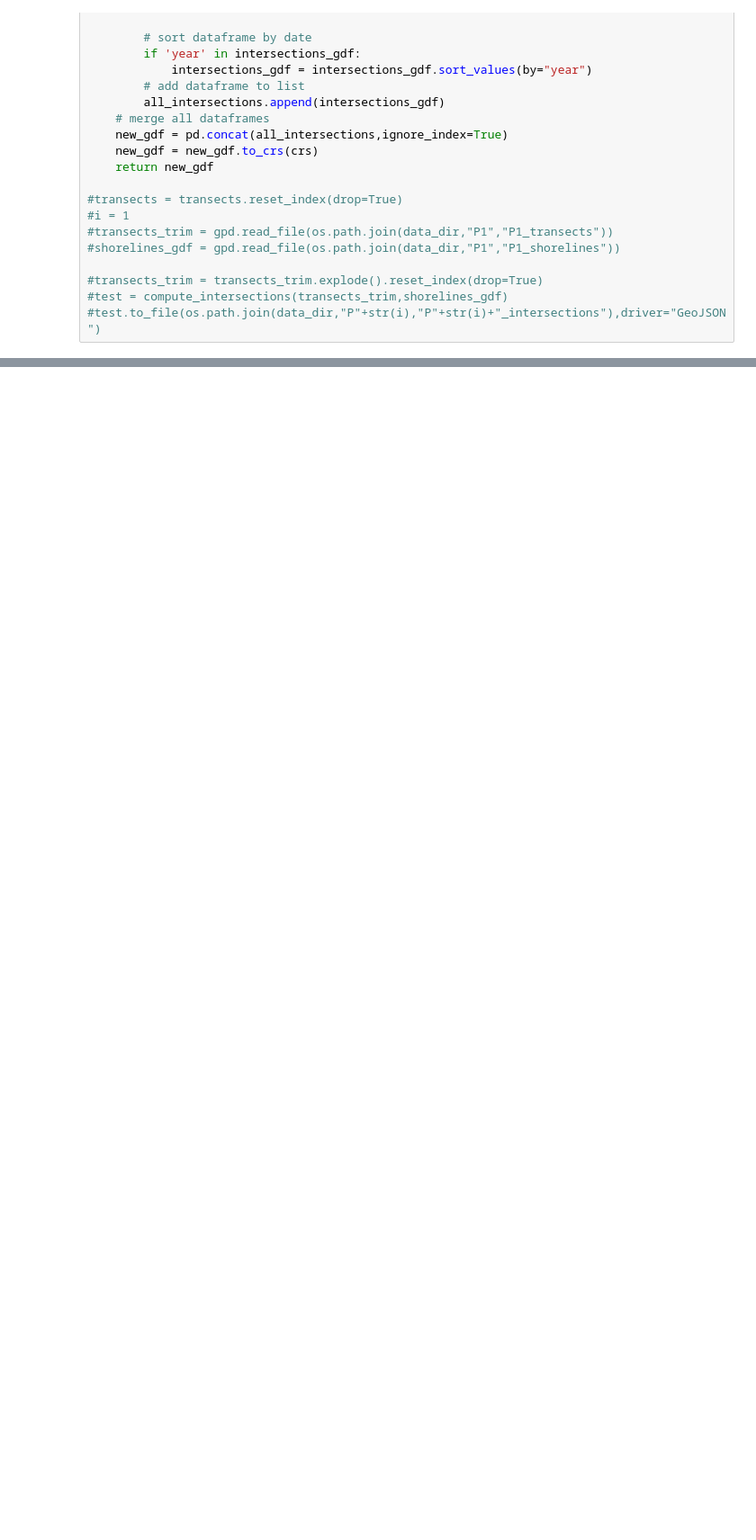
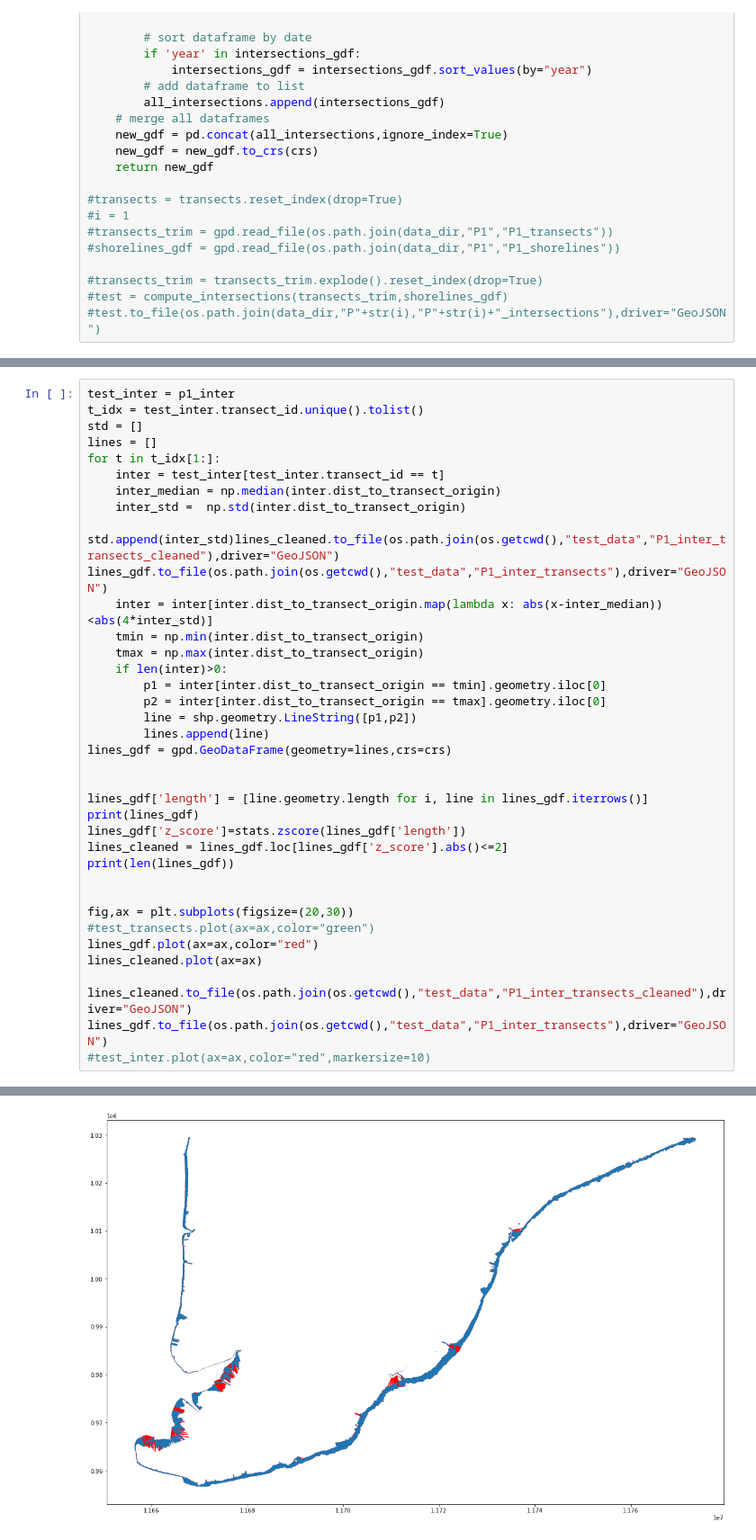
Before and after one commit to ronjalappe/VN_coastline_dynamics, a Jupyter notebook: VN_main_processing.ipynb, the cells around one changed output, grey strips where cells are left out. Shown at 90% size. Drawn from its saved outputs; the diff is of its cells as text; blank space fills up the shorter version.

```diff
--- a/VN_main_processing.ipynb
+++ b/VN_main_processing.ipynb
@@ -595,0 +514,38 @@ Done!
+# %%
+test_inter = p1_inter
+t_idx = test_inter.transect_id.unique().tolist()
+std = []
+lines = []
+for t in t_idx[1:]:
+    inter = test_inter[test_inter.transect_id == t]
+    inter_median = np.median(inter.dist_to_transect_origin)
+    inter_std =  np.std(inter.dist_to_transect_origin)
+    std.append(inter_std)lines_cleaned.to_file(os.path.join(os.getcwd(),"test_data","P1_inter_transects_cleaned"),driver="GeoJSON")
+lines_gdf.to_file(os.path.join(os.getcwd(),"test_data","P1_inter_transects"),driver="GeoJSON")
+    inter = inter[inter.dist_to_transect_origin.map(lambda x: abs(x-inter_median))<abs(4*inter_std)]
+    tmin = np.min(inter.dist_to_transect_origin)
+    tmax = np.max(inter.dist_to_transect_origin)
+    if len(inter)>0:
+        p1 = inter[inter.dist_to_transect_origin == tmin].geometry.iloc[0]
+        p2 = inter[inter.dist_to_transect_origin == tmax].geometry.iloc[0]
+        line = shp.geometry.LineString([p1,p2])
+        lines.append(line)
+lines_gdf = gpd.GeoDataFrame(geometry=lines,crs=crs)
+
+
+lines_gdf['length'] = [line.geometry.length for i, line in lines_gdf.iterrows()]
+print(lines_gdf)
+lines_gdf['z_score']=stats.zscore(lines_gdf['length'])
+lines_cleaned = lines_gdf.loc[lines_gdf['z_score'].abs()<=2]
+print(len(lines_gdf))
+
+
+fig,ax = plt.subplots(figsize=(20,30))
+#test_transects.plot(ax=ax,color="green")
+lines_gdf.plot(ax=ax,color="red")
+lines_cleaned.plot(ax=ax)
+
+lines_cleaned.to_file(os.path.join(os.getcwd(),"test_data","P1_inter_transects_cleaned"),driver="GeoJSON")
+lines_gdf.to_file(os.path.join(os.getcwd(),"test_data","P1_inter_transects"),driver="GeoJSON")
+#test_inter.plot(ax=ax,color="red",markersize=10)
+# %% [output]
@@ -595,0 +567 @@ Done!
+[figure, added]
```
Also changed, not shown: parts of 28 cells of this notebook, 8 other files.
